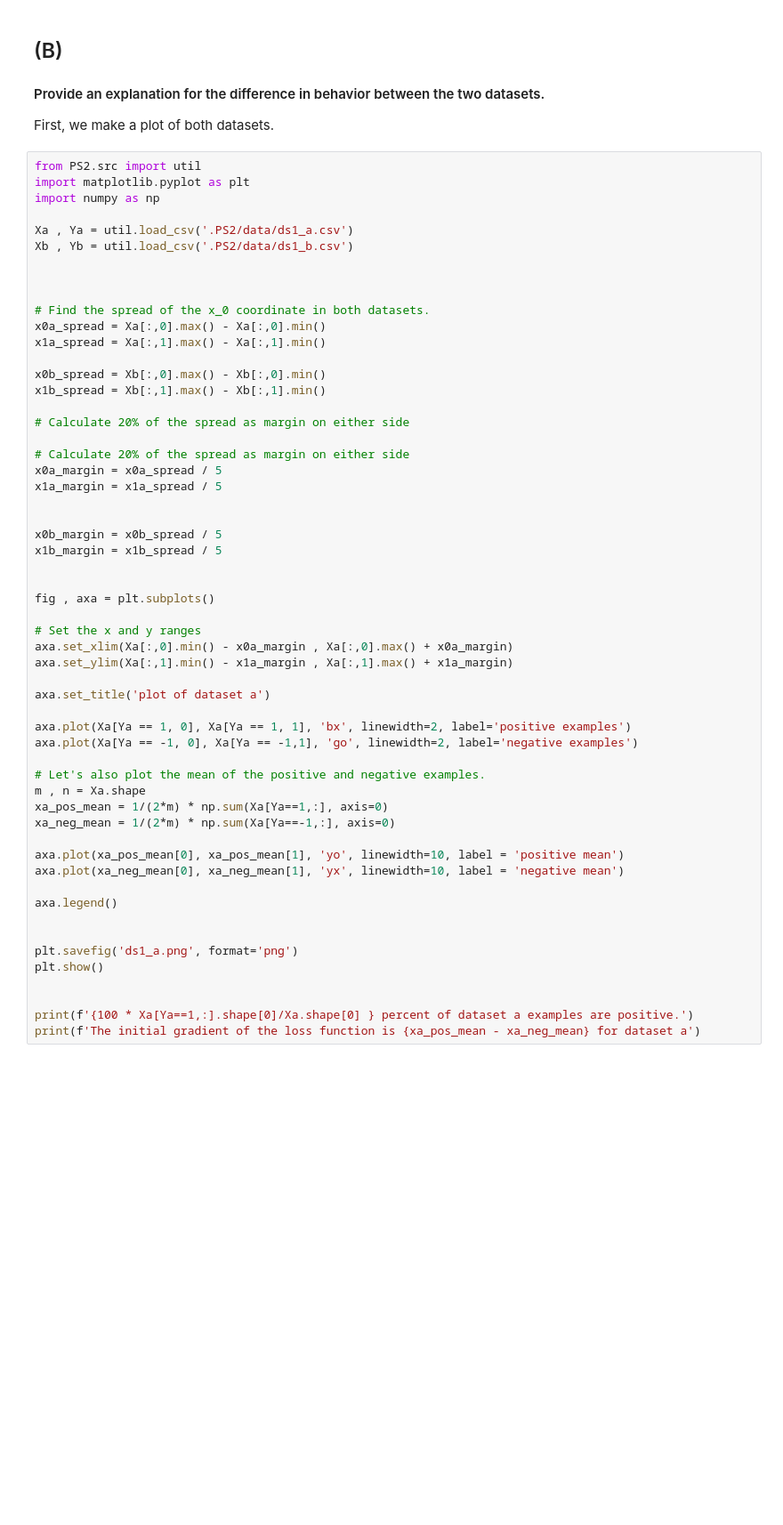
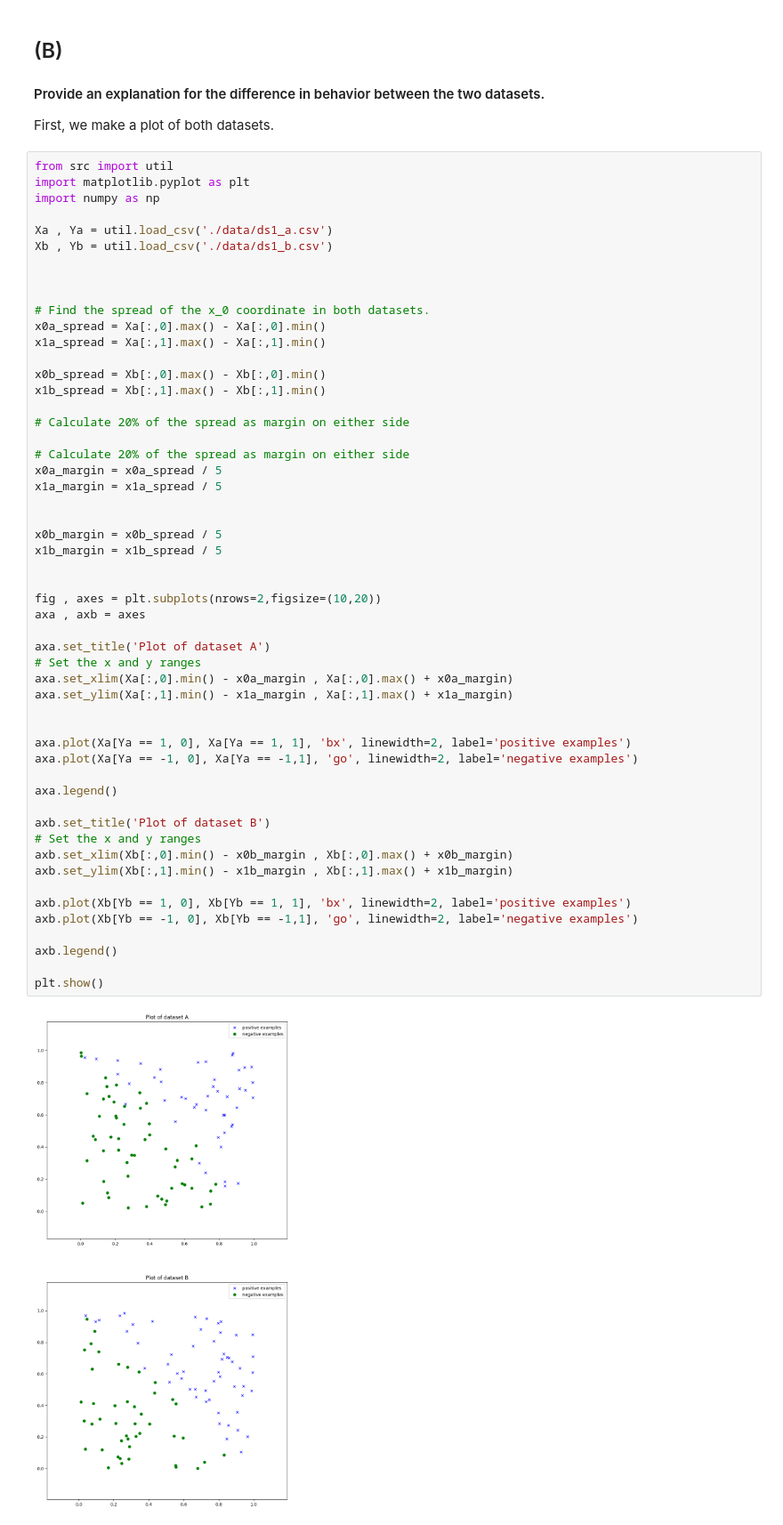
Before and after one commit to Michael-Geis/CS-229-F18-Solutions, a Jupyter notebook: PS2/PS2-1.ipynb, the cells around one changed output. Shown: that part at 89% size. Drawn from its saved outputs; the diff is of its cells as text; blank space fills up the shorter version.

```diff
--- a/PS2/PS2-1.ipynb
+++ b/PS2/PS2-1.ipynb
@@ -15,12 +15,12 @@ The training converges on dataset A while it seems to fail to converge on datase
 
 First, we make a plot of both datasets.
 # %%
-from PS2.src import util
+from src import util
 import matplotlib.pyplot as plt
 import numpy as np
 
-Xa , Ya = util.load_csv('.PS2/data/ds1_a.csv')
-Xb , Yb = util.load_csv('.PS2/data/ds1_b.csv')
+Xa , Ya = util.load_csv('./data/ds1_a.csv')
+Xb , Yb = util.load_csv('./data/ds1_b.csv')
 
 
 
@@ -28,45 +28,44 @@ Xb , Yb = util.load_csv('.PS2/data/ds1_b.csv')
 x0a_spread = Xa[:,0].max() - Xa[:,0].min()
 x1a_spread = Xa[:,1].max() - Xa[:,1].min()
 
 x0b_spread = Xb[:,0].max() - Xb[:,0].min()
 x1b_spread = Xb[:,1].max() - Xb[:,1].min()
 
 # Calculate 20% of the spread as margin on either side
 
 # Calculate 20% of the spread as margin on either side
 x0a_margin = x0a_spread / 5
 x1a_margin = x1a_spread / 5
 
 
 x0b_margin = x0b_spread / 5
 x1b_margin = x1b_spread / 5
 
 
-fig , axa = plt.subplots()
+fig , axes = plt.subplots(nrows=2,figsize=(10,20))
+axa , axb = axes
 
+axa.set_title('Plot of dataset A')
 # Set the x and y ranges
 axa.set_xlim(Xa[:,0].min() - x0a_margin , Xa[:,0].max() + x0a_margin)
 axa.set_ylim(Xa[:,1].min() - x1a_margin , Xa[:,1].max() + x1a_margin)
 
-axa.set_title('plot of dataset a')
 
 axa.plot(Xa[Ya == 1, 0], Xa[Ya == 1, 1], 'bx', linewidth=2, label='positive examples')
 axa.plot(Xa[Ya == -1, 0], Xa[Ya == -1,1], 'go', linewidth=2, label='negative examples')
 
-# Let's also plot the mean of the positive and negative examples.
-m , n = Xa.shape
-xa_pos_mean = 1/(2*m) * np.sum(Xa[Ya==1,:], axis=0)
-xa_neg_mean = 1/(2*m) * np.sum(Xa[Ya==-1,:], axis=0)
-
-axa.plot(xa_pos_mean[0], xa_pos_mean[1], 'yo', linewidth=10, label = 'positive mean')
-axa.plot(xa_neg_mean[0], xa_neg_mean[1], 'yx', linewidth=10, label = 'negative mean')
-
 axa.legend()
 
+axb.set_title('Plot of dataset B')
+# Set the x and y ranges
+axb.set_xlim(Xb[:,0].min() - x0b_margin , Xb[:,0].max() + x0b_margin)
+axb.set_ylim(Xb[:,1].min() - x1b_margin , Xb[:,1].max() + x1b_margin)
 
-plt.savefig('ds1_a.png', format='png')
+axb.plot(Xb[Yb == 1, 0], Xb[Yb == 1, 1], 'bx', linewidth=2, label='positive examples')
+axb.plot(Xb[Yb == -1, 0], Xb[Yb == -1,1], 'go', linewidth=2, label='negative examples')
+
+axb.legend()
+
 plt.show()
-
-
-print(f'{100 * Xa[Ya==1,:].shape[0]/Xa.shape[0] } percent of dataset a examples are positive.')
-print(f'The initial gradient of the loss function is {xa_pos_mean - xa_neg_mean} for dataset a')
+# %% [output]
+[figure, added]
```
Also changed, not shown: parts of 3 cells of this notebook.
